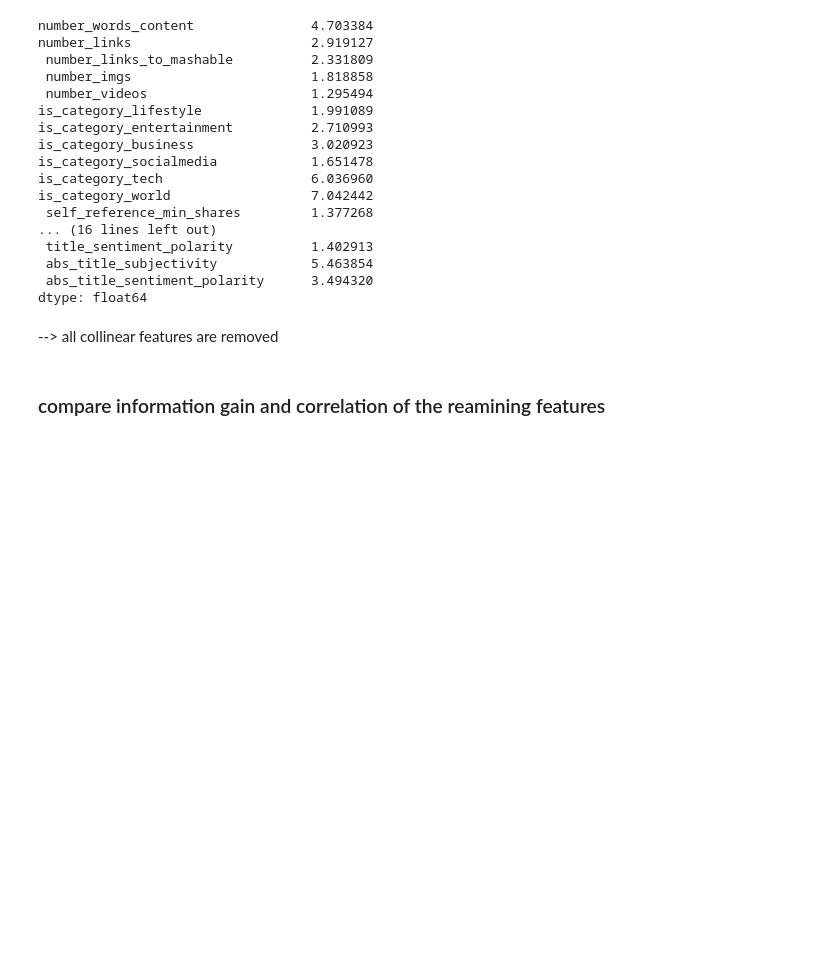
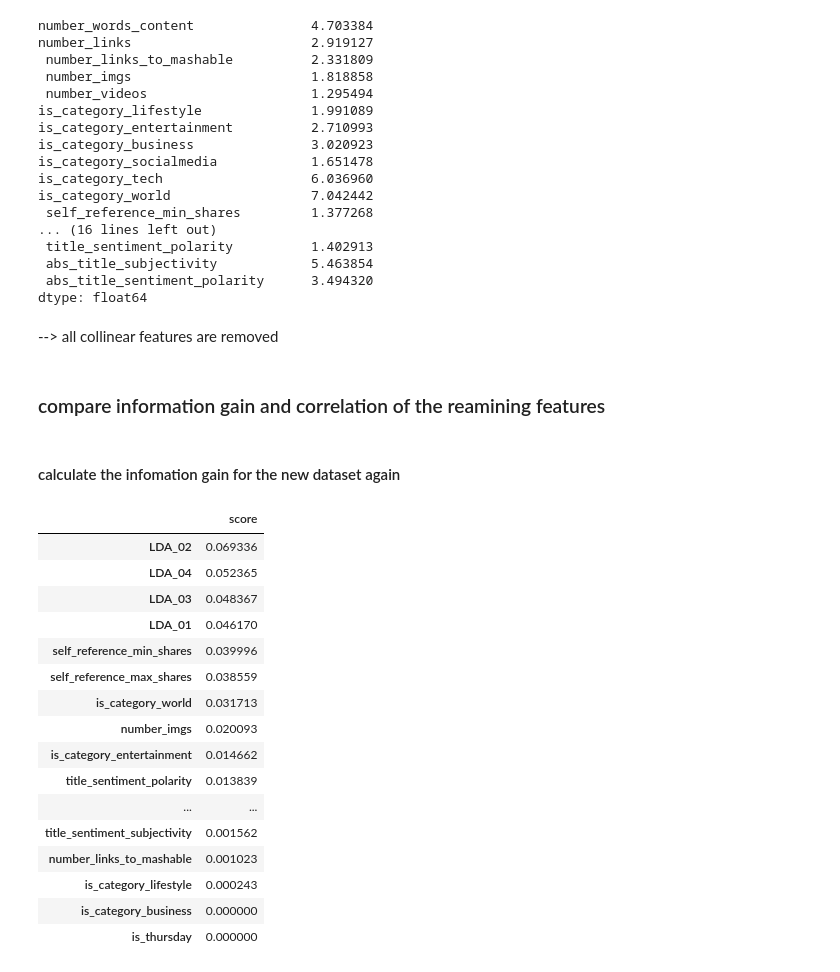
Before and after one commit to proohit/trends-in-ds-team1, a Jupyter notebook: onp_data_reduction.ipynb, the cells around one changed output. Saved outputs shown, nothing was run; the diff lists cells and outputs as text; code cells hidden in the pictures; blank space fills up the shorter version.

```diff
--- a/onp_data_reduction.ipynb
+++ b/onp_data_reduction.ipynb
@@ -385,6 +403,35 @@ dtype: float64
 --> all collinear features are removed
 # %% [markdown]
 ### compare information gain and correlation of the reamining features
+# %% [markdown]
+#### calculate the infomation gain for the new dataset again
+# %%
+pop = pop.dropna()
+x = pop.drop(' shares', axis=1).drop('will be popular', axis=1).drop(' is_weekend', axis=1).drop(' is_sunday', axis=1).drop(' LDA_00', axis=1).drop(' average_word_length', axis=1).drop(' avg_polarity_in_positive_words', axis=1).drop(' avg_polarity_in_negative_words', axis=1).drop(' global_rate_positive_words', axis=1).drop(' max_polarity_in_positive_words', axis=1).drop(' number_words_title', axis=1).drop(' rate_positive_words', axis=1).drop(' rate_negative_words', axis=1).drop(' global_rate_negative_words', axis=1).drop('sentiment_subjectivity', axis=1).drop(' number_keywords', axis=1).drop(' self_reference_avg_sharess', axis=1)
+y = pop['will be popular']
+
+#filtering using Mutual Information = Information Gain
+kbest_mutual_info_regression = get_kbest_sorted(mutual_info_regression, x, y, 2)
+
+display(kbest_mutual_info_regression)
+# %% [output]
+|  | score |
+| LDA_02 | 0.069336 |
+| LDA_04 | 0.052365 |
+| LDA_03 | 0.048367 |
+| LDA_01 | 0.046170 |
+| self_reference_min_shares | 0.039996 |
+| self_reference_max_shares | 0.038559 |
+| is_category_world | 0.031713 |
+| number_imgs | 0.020093 |
+| is_category_entertainment | 0.014662 |
+| title_sentiment_polarity | 0.013839 |
+| ... | ... |
+| title_sentiment_subjectivity | 0.001562 |
+| number_links_to_mashable | 0.001023 |
+| is_category_lifestyle | 0.000243 |
+| is_category_business | 0.000000 |
+| is_thursday | 0.000000 |
 # %%
 import numpy as np
 import matplotlib.pyplot as plt
```
Also changed, not shown: parts of 9 cells of this notebook, 2 other files.
